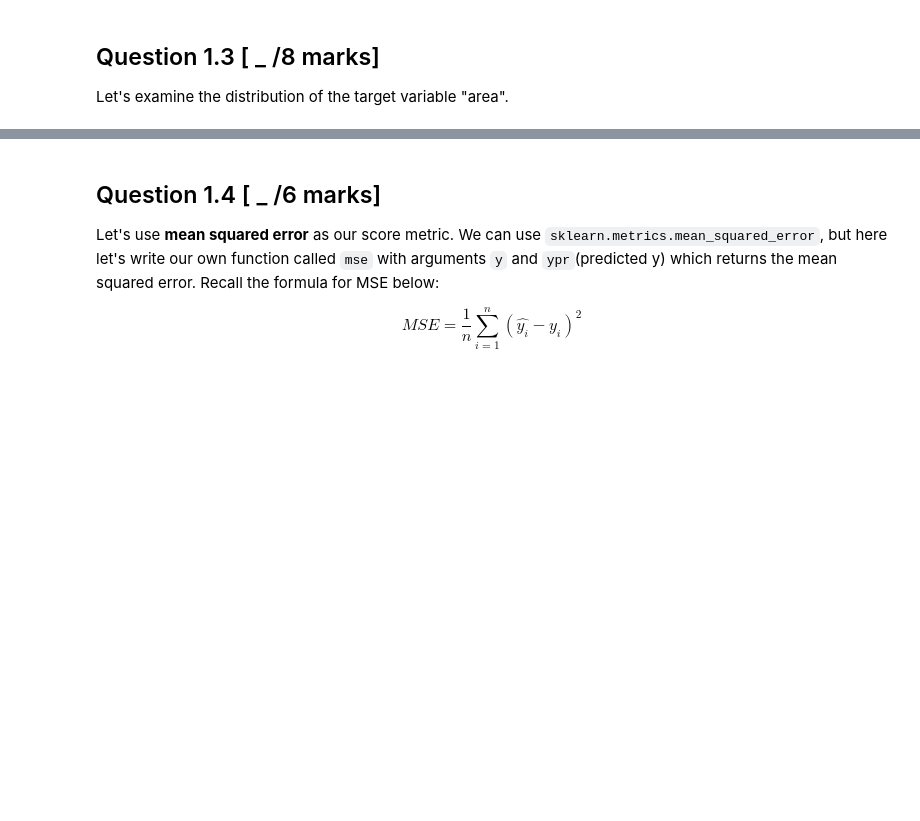
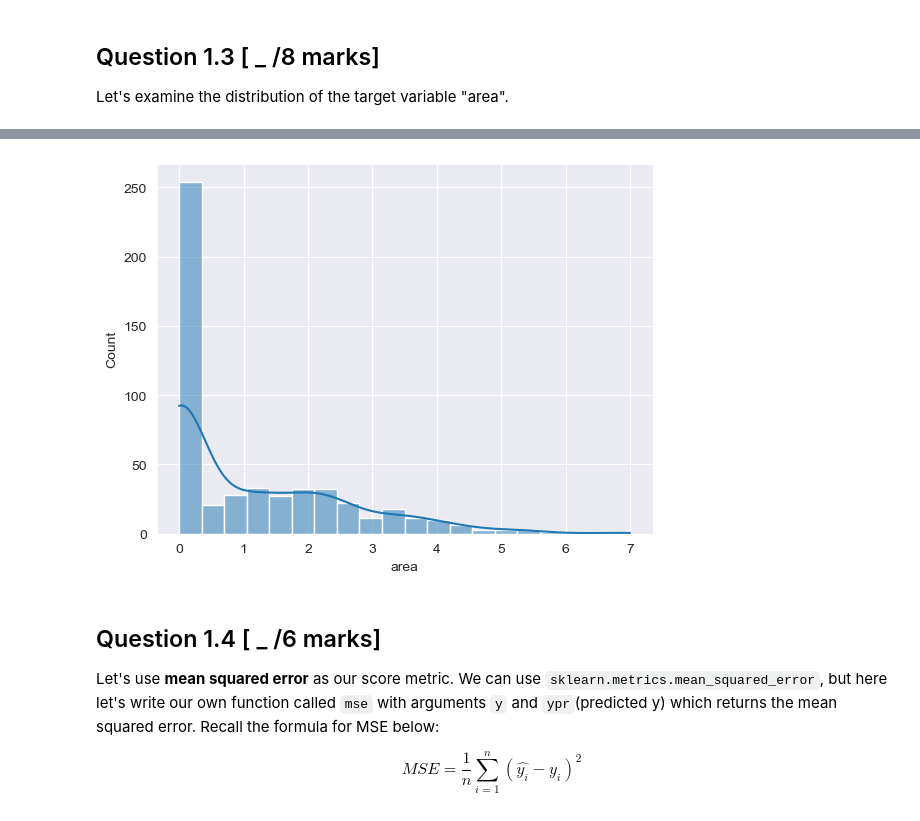
Before and after one commit to ParamvirSran/Machine-Learning, a Jupyter notebook: A5/Assignment_5.ipynb, the cells around one changed output, grey strips where cells are left out. Cells and saved outputs as stored; diff of their text form; code cells hidden in the pictures; blank space fills up the shorter version.

```diff
--- a/A5/Assignment_5.ipynb
+++ b/A5/Assignment_5.ipynb
@@ -207,11 +211,14 @@ The area variable is skewed to the right and the log transformation will allow u
 # %%
 # Use np.log to transform "area". [ /3 mark]
 # Note that log is not defined every where and you might need to do something about it.
-# ****** your code here ******
 
+df['area'] = np.log(df['area']+1)       # adding 1 to area values to avoid log(area = 0) which is undefined
 
 # Plot the distribution of target variable "area" with bins = 20 using an appropriate seaborn function [ /1 mark]
-# ****** your code here ******
+sns.histplot(df['area'], bins=20, kde=True)
+plt.show()
+# %% [output]
+[figure, added]
 # %% [markdown]
 ## Question 1.4 [ _ /6 marks]
 
```
Also changed, not shown: parts of 18 cells of this notebook, 1 other file.
